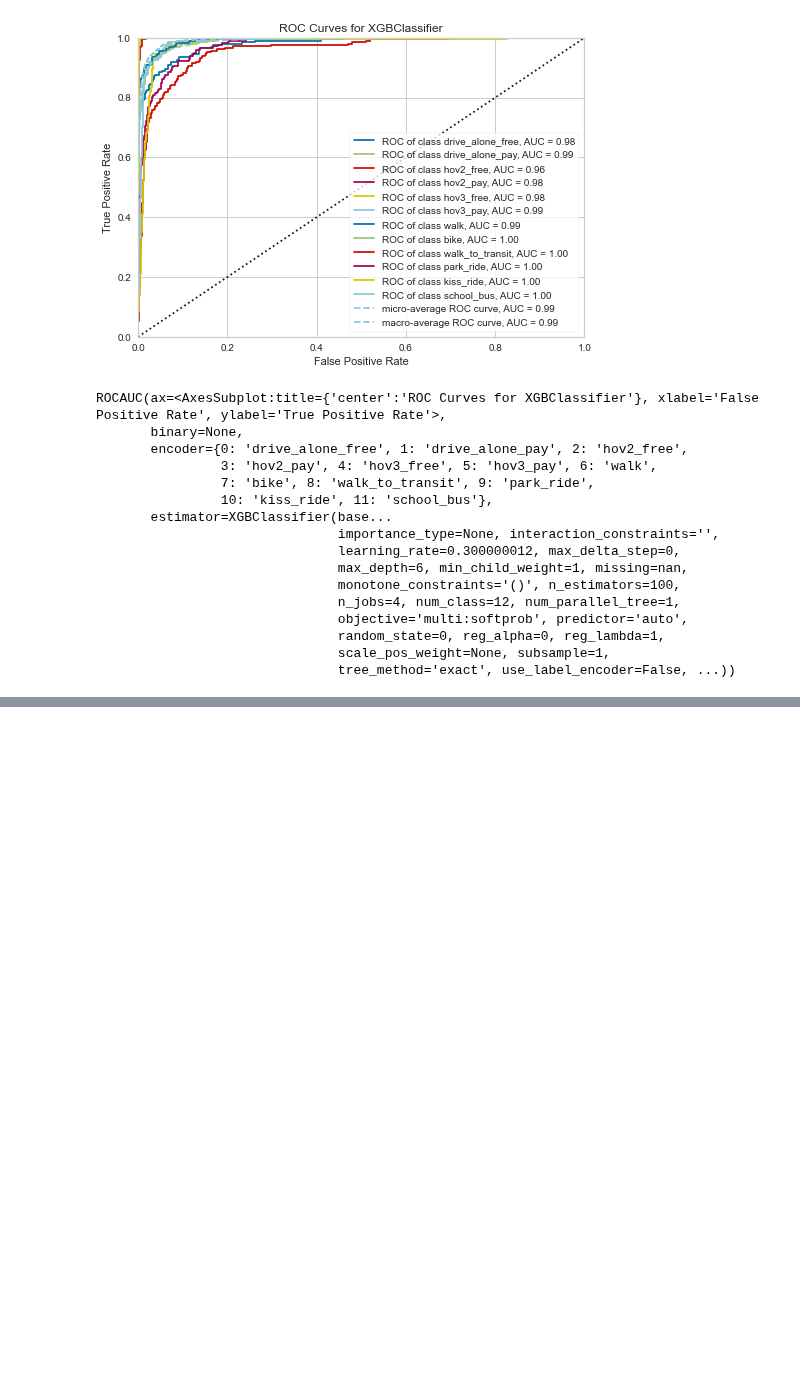
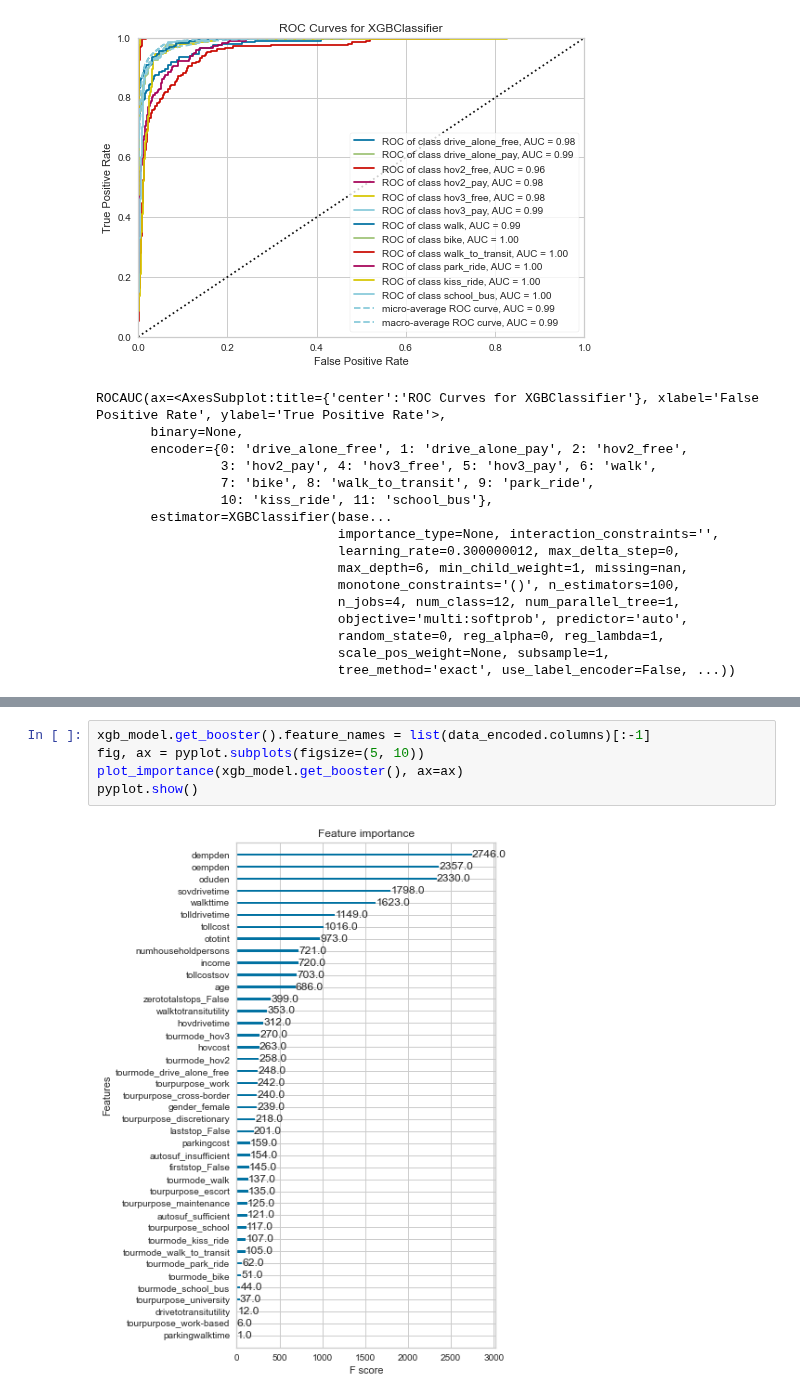
Before and after one commit to lkuwahara/DSC180B-B05, a Jupyter notebook: xgboost_sophia.ipynb, the cells around one changed output, grey strips where cells are left out. Drawn from its saved outputs; the diff is of its cells as text; blank space fills up the shorter version.

```diff
--- a/xgboost_sophia.ipynb
+++ b/xgboost_sophia.ipynb
@@ -499,0 +495,7 @@ ROCAUC(ax=<AxesSubplot:title={'center':'ROC Curves for XGBClassifier'}, xlabel='
+# %%
+xgb_model.get_booster().feature_names = list(data_encoded.columns)[:-1]
+fig, ax = pyplot.subplots(figsize=(5, 10))
+plot_importance(xgb_model.get_booster(), ax=ax)
+pyplot.show()
+# %% [output]
+[figure, added]
```
Also changed, not shown: parts of 11 cells of this notebook.
